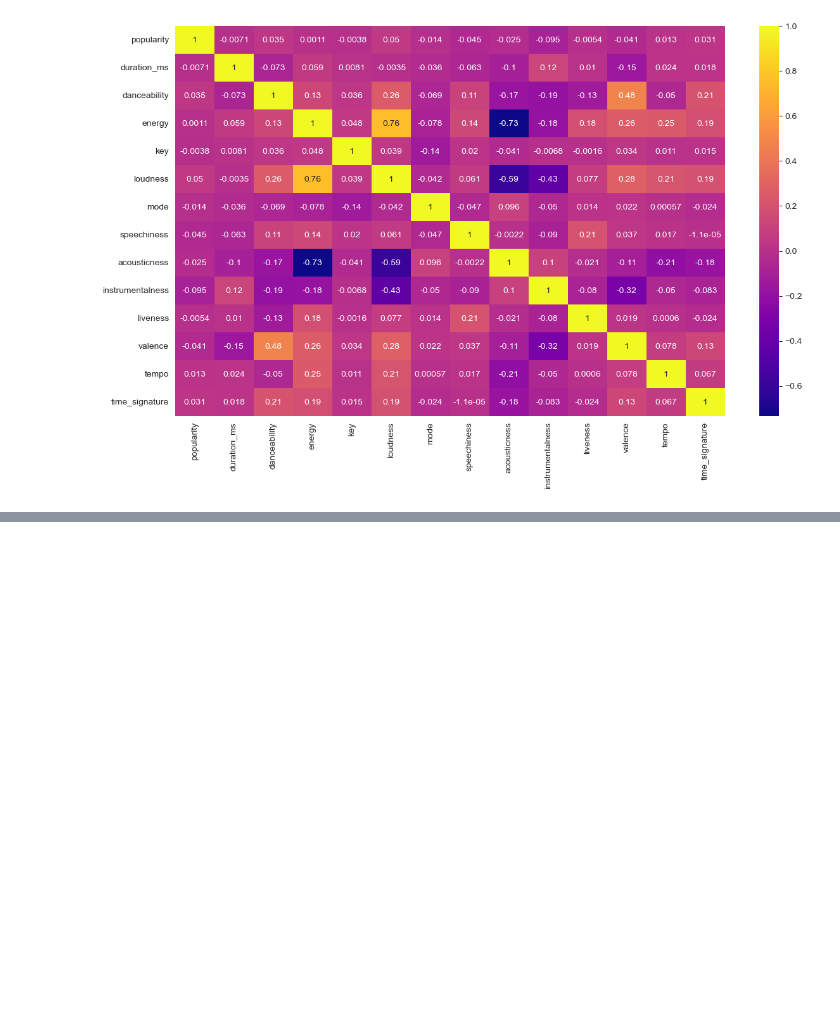
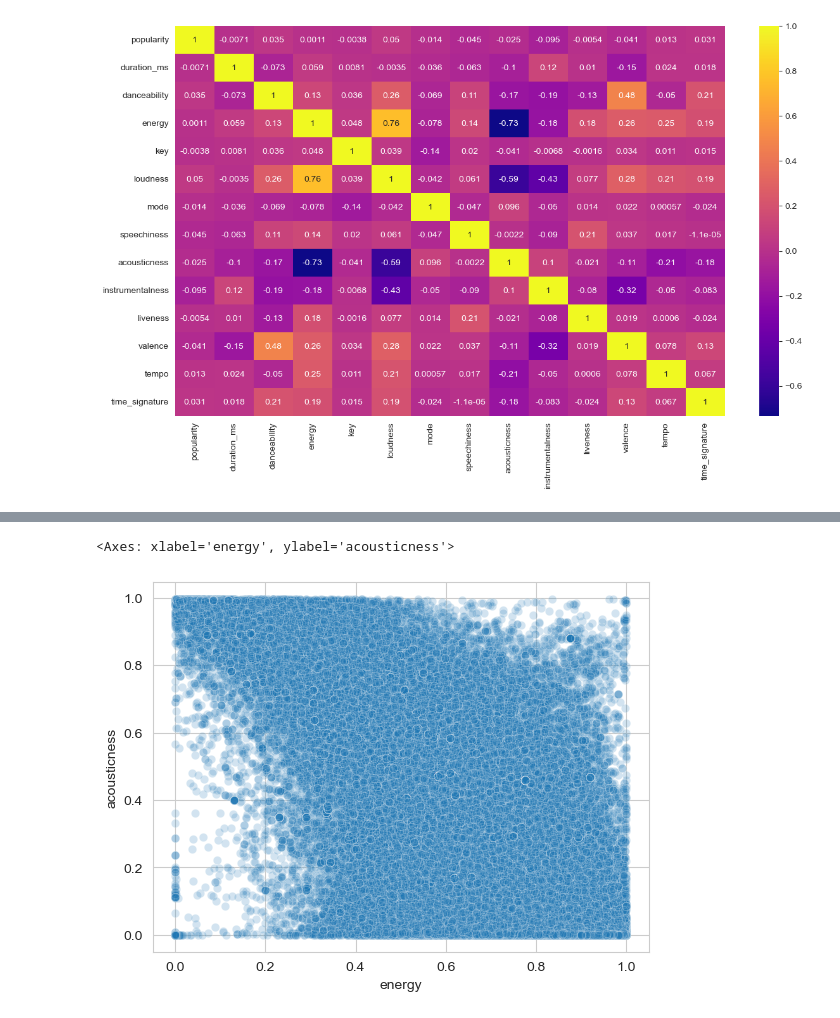
Before and after one commit to sahilalamgir/playlist-generator, a Jupyter notebook: main.ipynb, the cells around one changed output, grey strips where cells are left out. Saved outputs shown, nothing was run; the diff lists cells and outputs as text; code cells hidden in the pictures; blank space fills up the shorter version.

```diff
--- a/main.ipynb
+++ b/main.ipynb
@@ -175,0 +191,5 @@ sns.heatmap(df.select_dtypes(include="number").corr(), annot=True, cmap="plasma"
+# %%
+sns.scatterplot(data=df, x="energy", y="acousticness", alpha=0.2)
+# %% [output]
+<Axes: xlabel='energy', ylabel='acousticness'>
+[figure, added]
```
Also changed, not shown: parts of 6 cells of this notebook.
